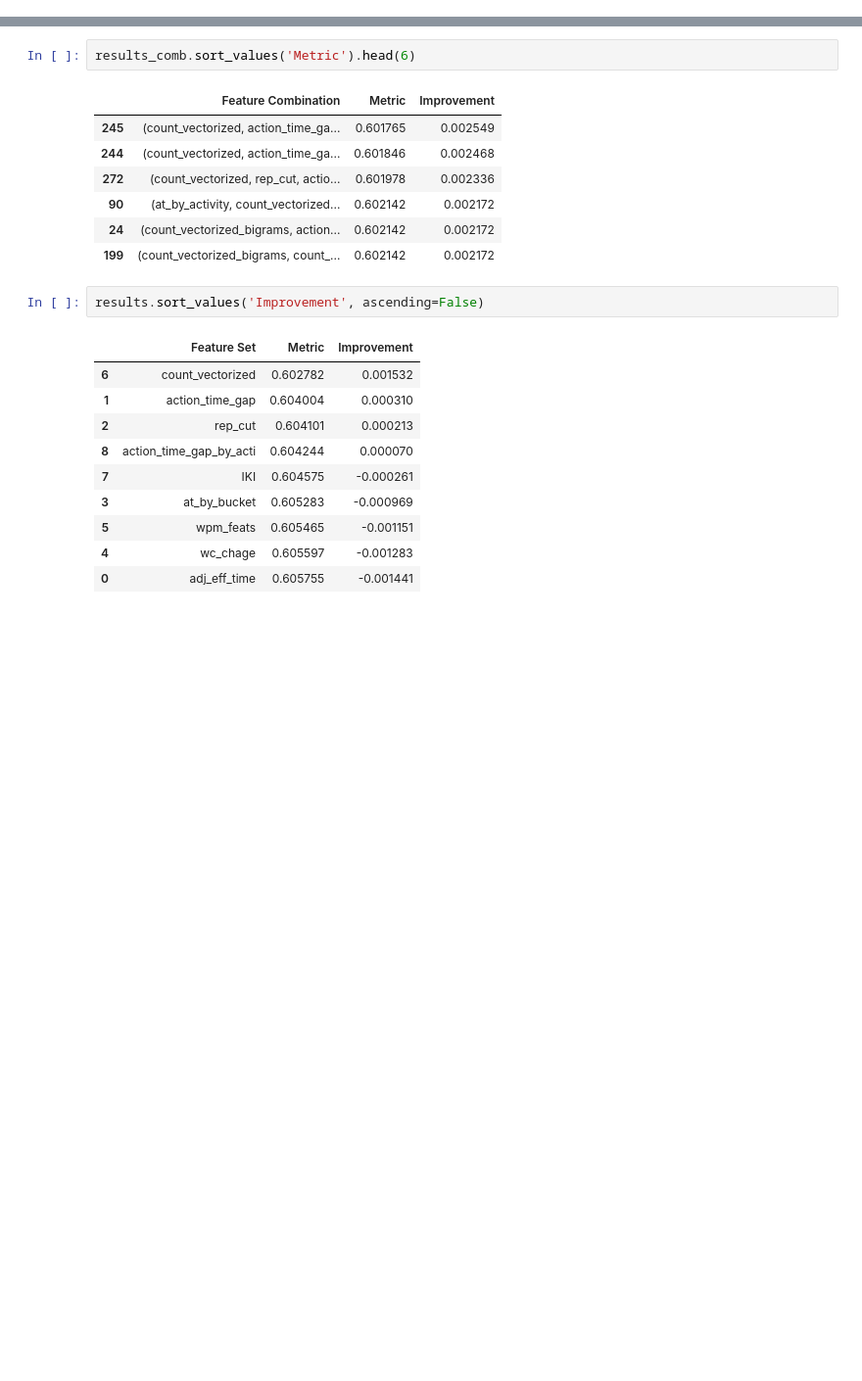
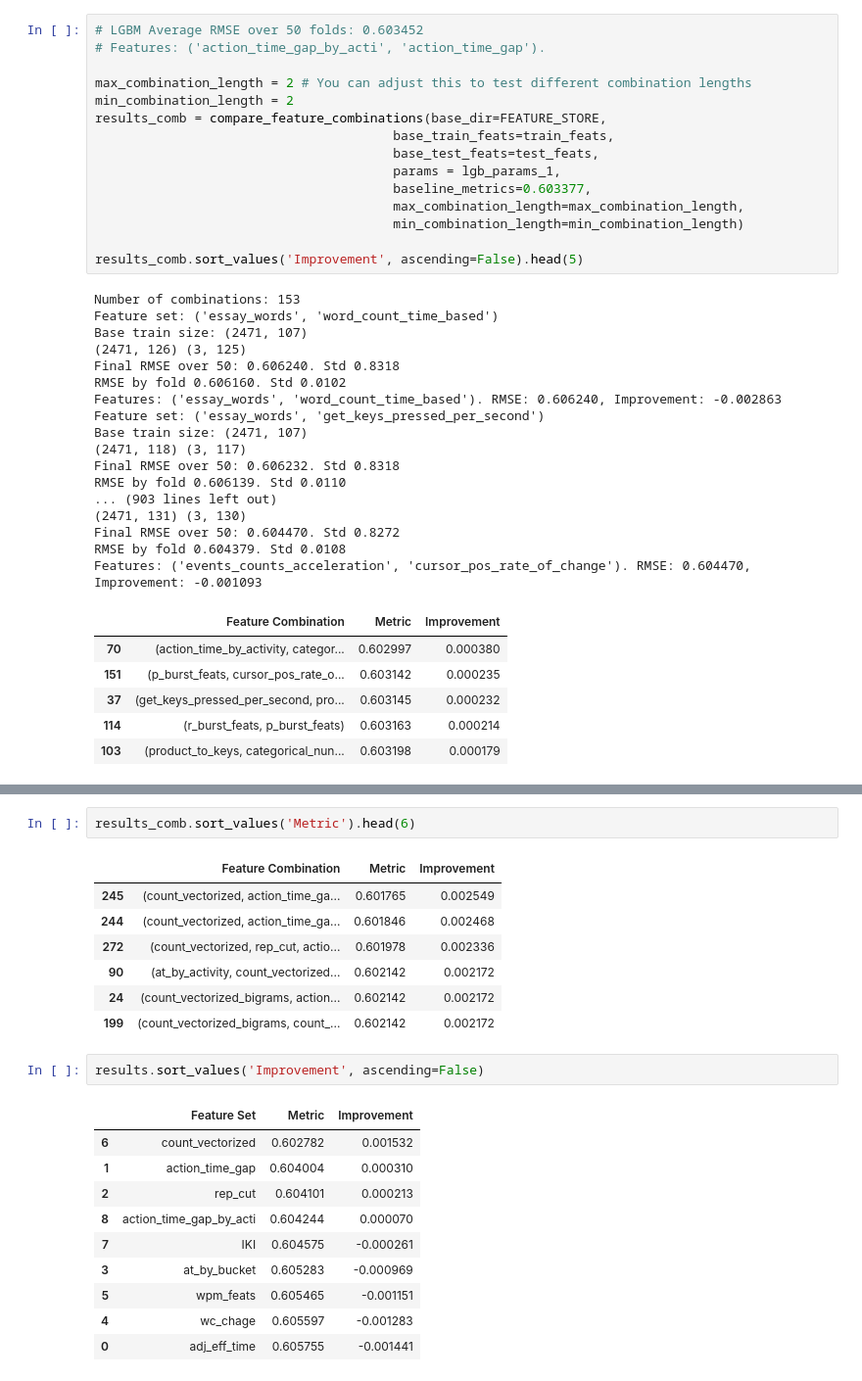
Before and after one commit to uallende/linking_writing_quality, a Jupyter notebook: SPF_experiments.ipynb, the cells around one changed output, grey strips where cells are left out. Shown at 98% size. Cells and saved outputs as stored; diff of their text form; blank space fills up the shorter version.

```diff
--- a/SPF_experiments.ipynb
+++ b/SPF_experiments.ipynb
@@ -73,0 +98,39 @@ Features: action_time_gap_by_acti. RMSE: 0.604244, Improvement: 0.000070
+# %%
+# LGBM Average RMSE over 50 folds: 0.603452
+# Features: ('action_time_gap_by_acti', 'action_time_gap').
+
+max_combination_length = 2 # You can adjust this to test different combination lengths
+min_combination_length = 2
+results_comb = compare_feature_combinations(base_dir=FEATURE_STORE,
+                                       base_train_feats=train_feats,
+                                       base_test_feats=test_feats,
+                                       params = lgb_params_1,
+                                       baseline_metrics=0.603377,
+                                       max_combination_length=max_combination_length,
+                                       min_combination_length=min_combination_length)
+
+results_comb.sort_values('Improvement', ascending=False).head(5)
+# %% [output]
+Number of combinations: 153
+Feature set: ('essay_words', 'word_count_time_based')
+Base train size: (2471, 107)
+(2471, 126) (3, 125)
+Final RMSE over 50: 0.606240. Std 0.8318
+RMSE by fold 0.606160. Std 0.0102
+Features: ('essay_words', 'word_count_time_based'). RMSE: 0.606240, Improvement: -0.002863
+Feature set: ('essay_words', 'get_keys_pressed_per_second')
+Base train size: (2471, 107)
+(2471, 118) (3, 117)
+Final RMSE over 50: 0.606232. Std 0.8318
+RMSE by fold 0.606139. Std 0.0110
+... (903 lines left out)
+(2471, 131) (3, 130)
+Final RMSE over 50: 0.604470. Std 0.8272
+RMSE by fold 0.604379. Std 0.0108
+Features: ('events_counts_acceleration', 'cursor_pos_rate_of_change'). RMSE: 0.604470, Improvement: -0.001093
+|  | Feature Combination | Metric | Improvement |
+| 70 | (action_time_by_activity, categor... | 0.602997 | 0.000380 |
+| 151 | (p_burst_feats, cursor_pos_rate_o... | 0.603142 | 0.000235 |
+| 37 | (get_keys_pressed_per_second, pro... | 0.603145 | 0.000232 |
+| 114 | (r_burst_feats, p_burst_feats) | 0.603163 | 0.000214 |
+| 103 | (product_to_keys, categorical_nun... | 0.603198 | 0.000179 |
```
Also changed, not shown: parts of 12 cells of this notebook, 11 other files.
